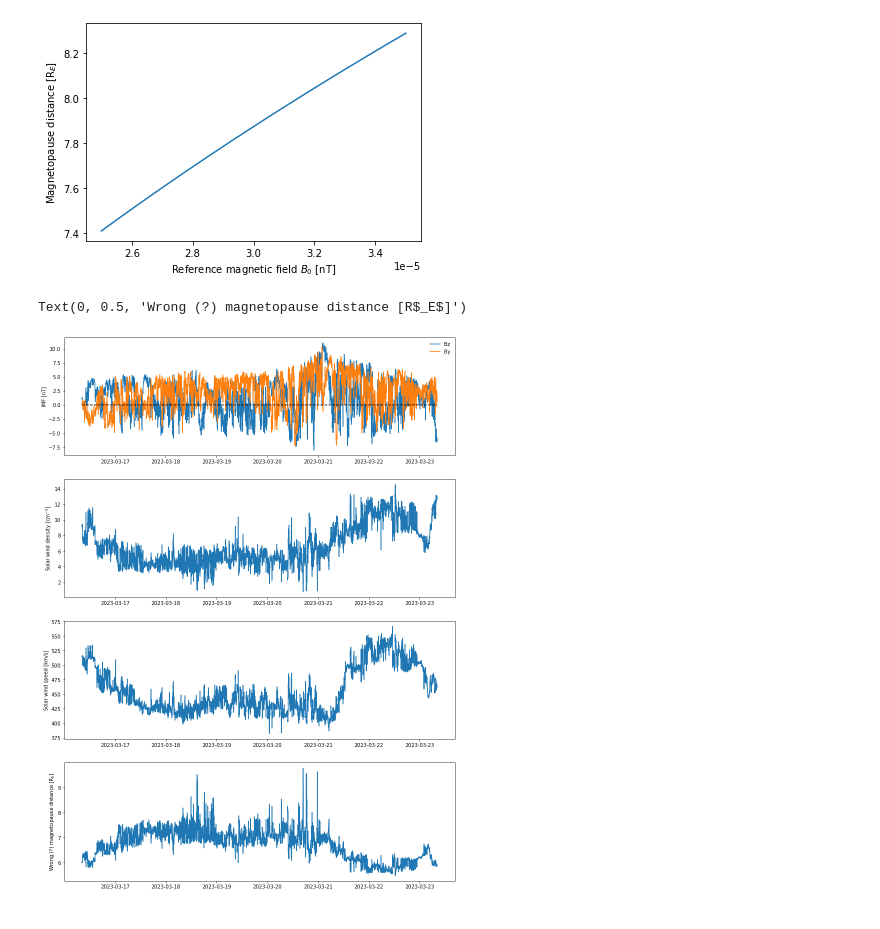
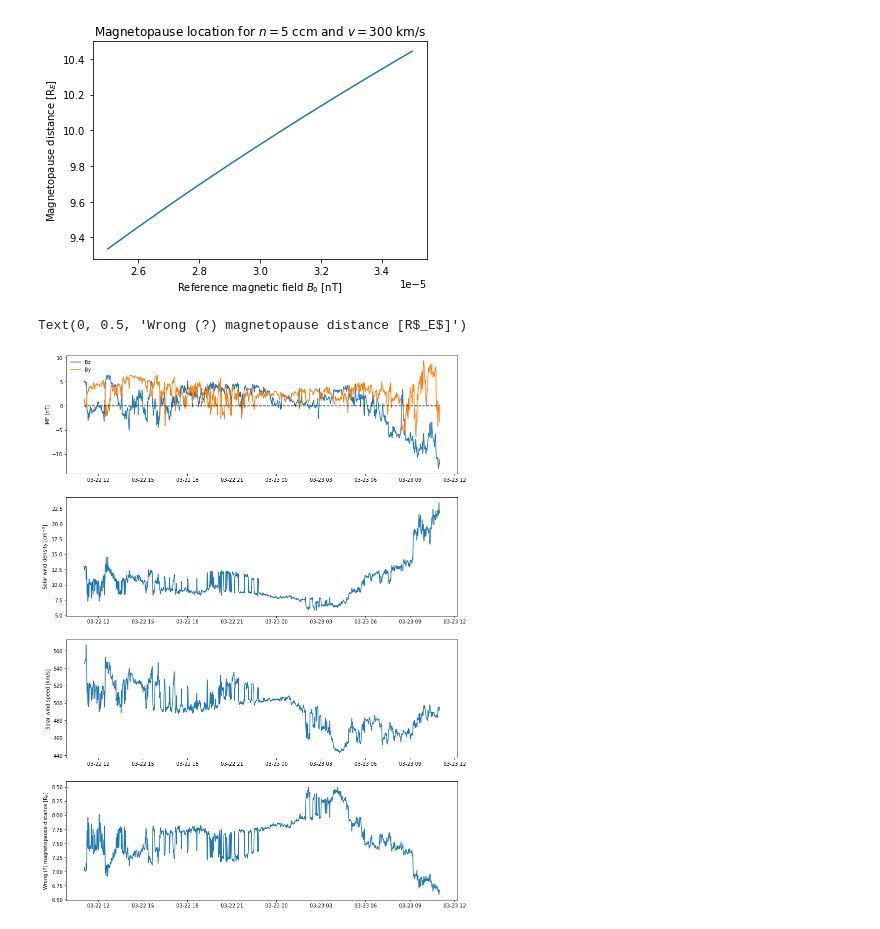
Before and after one commit to klaundal/notebooks, a Jupyter notebook: magnetopause location.ipynb, the cells around one changed output. Saved outputs shown, nothing was run; the diff lists cells and outputs as text; code cells hidden in the pictures.

```diff
--- a/magnetopause location.ipynb
+++ b/magnetopause location.ipynb
@@ -10,36 +31,35 @@ import pandas as pd
 mu0 = 4 * np.pi * 1e-7
 RE = 6371.2e3 # m
 B0 = 3.12e-5 # T
-
 mi = 1.67e-27 # kg
 
-
+# define a function to calculate magnetopause distance in units of RE
 def get_magnetopause_distance(n, v, mi = mi, B0 = B0):
     rho = mi * n
 
-    r6 = RE**6 * B0**2 / (4 * mu0 * rho * v**2)
-    r = r6**(1/6)
+    r_RE = (B0**2 / (mu0 * rho * v**2))**(1/6)
 
-    return(r/RE)
+    return(r_RE)
 # %%
 # input
 v = 300e3 # m/s
 n = 5e6 # particles per m^3
 
 B0 = np.linspace(2.5e-5, 3.5e-5, 100) # 100 values ranging from 2.5e-5 to 3.5e-5
 
 fig, ax = plt.subplots()
 ax.plot(B0, get_magnetopause_distance(n, v, B0 = B0))
 ax.set_xlabel('Reference magnetic field $B_0$ [nT]')
 ax.set_ylabel('Magnetopause distance [R$_E$]')
+ax.set_title(u'Magnetopause location for $n=${:.0f} ccm and $v=${:.0f} km/s'.format(n*1e-6, v*1e-3))
 plt.show()
 # %% [output]
-[figure, old version]
+[figure, new version]
 # %%
 # a function to get real-time solar wind data:
 
-def get_solar_wind_data(plasma_url = 'https://services.swpc.noaa.gov/products/solar-wind/plasma-7-day.json',
-                        imf_url    = 'https://services.swpc.noaa.gov/products/solar-wind/mag-7-day.json'):
+def get_solar_wind_data(plasma_url = 'https://services.swpc.noaa.gov/products/solar-wind/plasma-1-day.json',
+                        imf_url    = 'https://services.swpc.noaa.gov/products/solar-wind/mag-1-day.json'):
     """ download latest solar wind data, and return a dataframe containing solar wind data from the previous 7 days.
         The index of the dataframe will be minutes compared to current tine
     """
@@ -103,4 +123,4 @@ axes[3].plot(sw_data.index, r)
 axes[3].set_ylabel('Wrong (?) magnetopause distance [R$_E$]')
 # %% [output]
 Text(0, 0.5, 'Wrong (?) magnetopause distance [R$_E$]')
-[figure, old version]
+[figure, new version]
```
Also changed, not shown: parts of 2 cells of this notebook.
